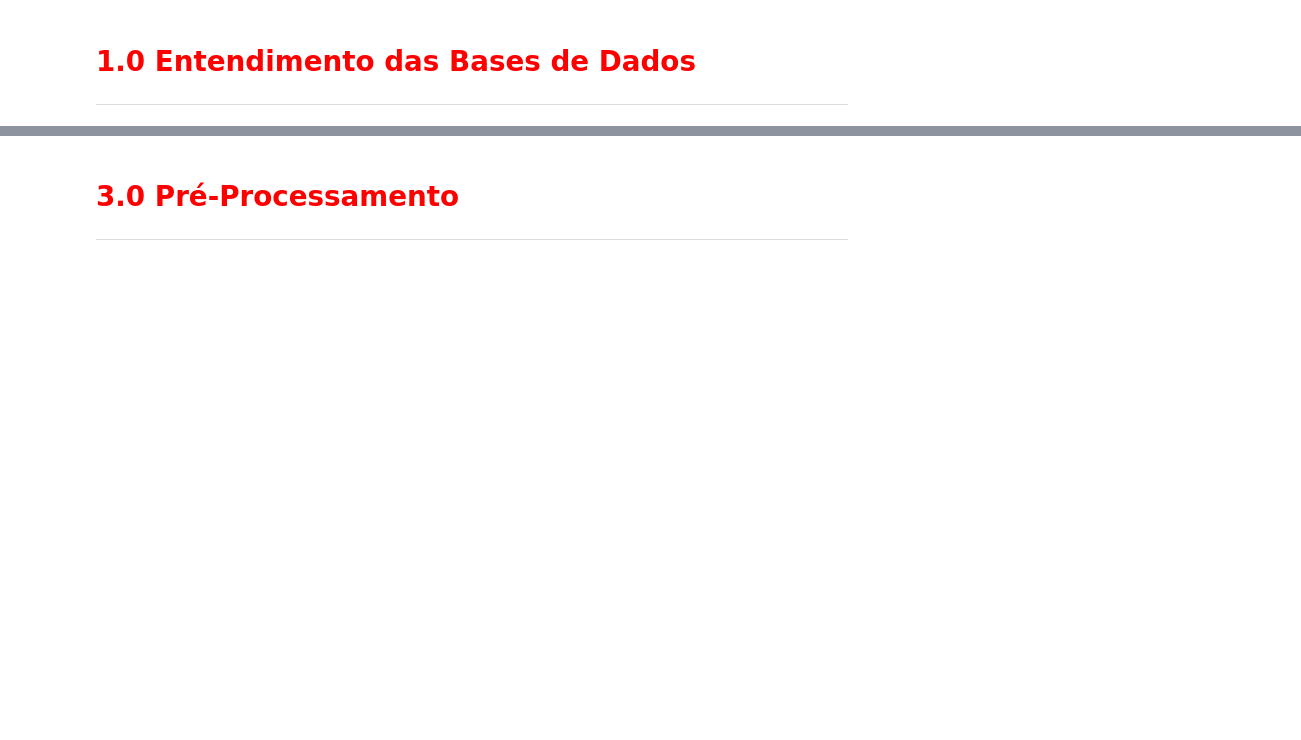
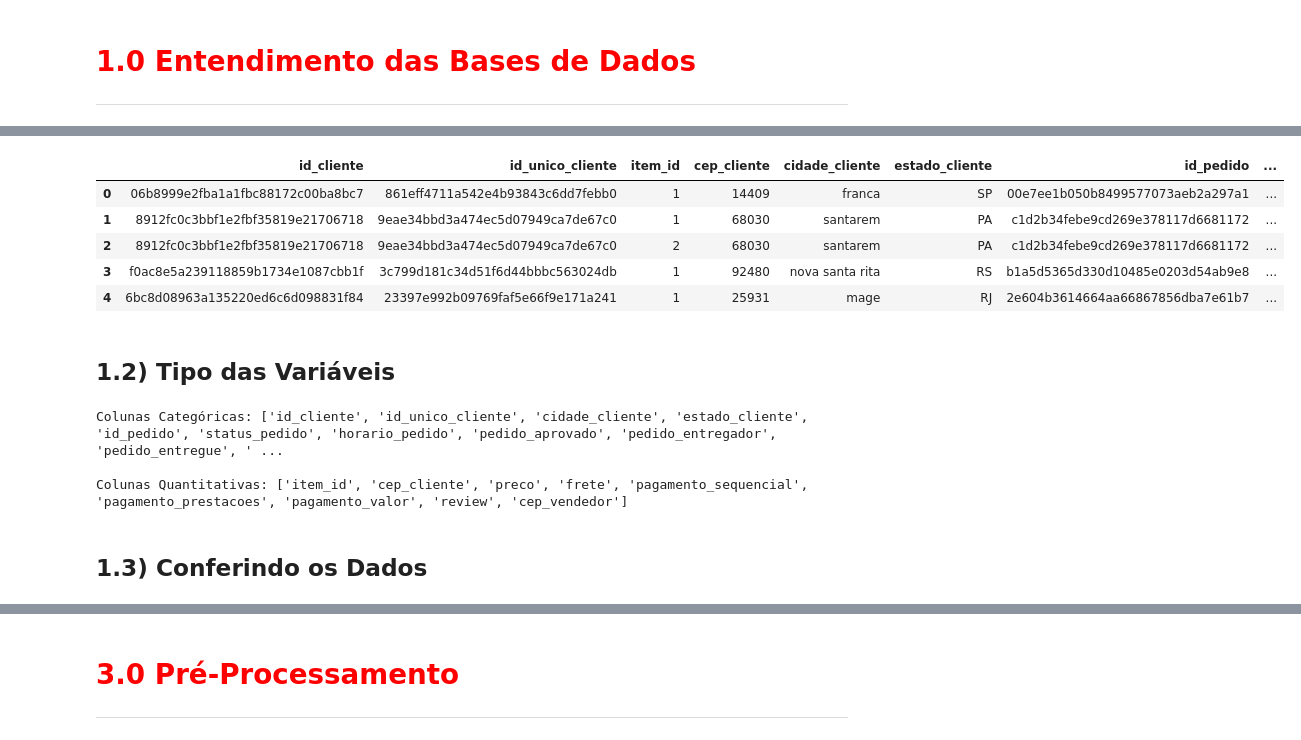
Before and after one commit to leonardovargas10/Modelo_Segmentacao_Clientes, a Jupyter notebook: segmentacao_clientes_marketing.ipynb, the cells around one changed output, grey strips where cells are left out. Saved outputs shown, nothing was run; the diff lists cells and outputs as text; code cells hidden in the pictures; blank space fills up the shorter version.

```diff
--- a/segmentacao_clientes_marketing.ipynb
+++ b/segmentacao_clientes_marketing.ipynb
@@ -79,0 +352,25 @@ warnings.simplefilter(action='ignore', category=FutureWarning) # Retira Future W
+# %%
+df_raw = pd.read_csv('./data/BancoDeDados.csv')
+df_raw.head()
+# %% [output]
+|  | id_cliente | id_unico_cliente | item_id | cep_cliente | cidade_cliente | estado_cliente | id_pedido | ... |
+| 0 | 06b8999e2fba1a1fbc88172c00ba8bc7 | 861eff4711a542e4b93843c6dd7febb0 | 1 | 14409 | franca | SP | 00e7ee1b050b8499577073aeb2a297a1 | ... |
+| 1 | 8912fc0c3bbf1e2fbf35819e21706718 | 9eae34bbd3a474ec5d07949ca7de67c0 | 1 | 68030 | santarem | PA | c1d2b34febe9cd269e378117d6681172 | ... |
+| 2 | 8912fc0c3bbf1e2fbf35819e21706718 | 9eae34bbd3a474ec5d07949ca7de67c0 | 2 | 68030 | santarem | PA | c1d2b34febe9cd269e378117d6681172 | ... |
+| 3 | f0ac8e5a239118859b1734e1087cbb1f | 3c799d181c34d51f6d44bbbc563024db | 1 | 92480 | nova santa rita | RS | b1a5d5365d330d10485e0203d54ab9e8 | ... |
+| 4 | 6bc8d08963a135220ed6c6d098831f84 | 23397e992b09769faf5e66f9e171a241 | 1 | 25931 | mage | RJ | 2e604b3614664aa66867856dba7e61b7 | ... |
+# %% [markdown]
+## 1.2) Tipo das Variáveis
+# %%
+categoricas = [column for column in df_raw.columns if df_raw[column].dtype.name == 'object']
+numericas = [column for column in df_raw.columns if (df_raw[column].dtype.name == 'int64') or (df_raw[column].dtype.name == 'float64')]
+
+print(f'Colunas Categóricas: {categoricas}')
+print()
+print(f'Colunas Quantitativas: {numericas}')
+# %% [output]
+Colunas Categóricas: ['id_cliente', 'id_unico_cliente', 'cidade_cliente', 'estado_cliente', 'id_pedido', 'status_pedido', 'horario_pedido', 'pedido_aprovado', 'pedido_entregador', 'pedido_entregue', ' ...
+
+Colunas Quantitativas: ['item_id', 'cep_cliente', 'preco', 'frete', 'pagamento_sequencial', 'pagamento_prestacoes', 'pagamento_valor', 'review', 'cep_vendedor']
+# %% [markdown]
+## 1.3) Conferindo os Dados
```
Also changed, not shown: parts of 15 cells of this notebook, 1 other file.
